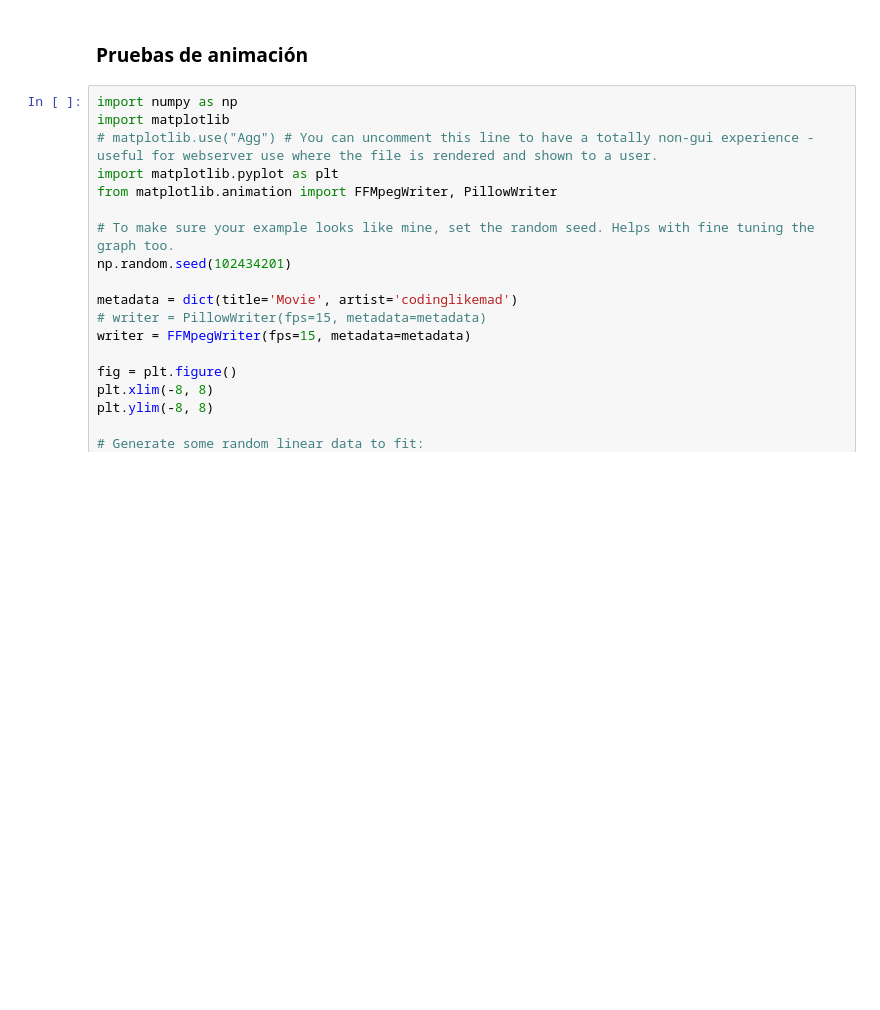
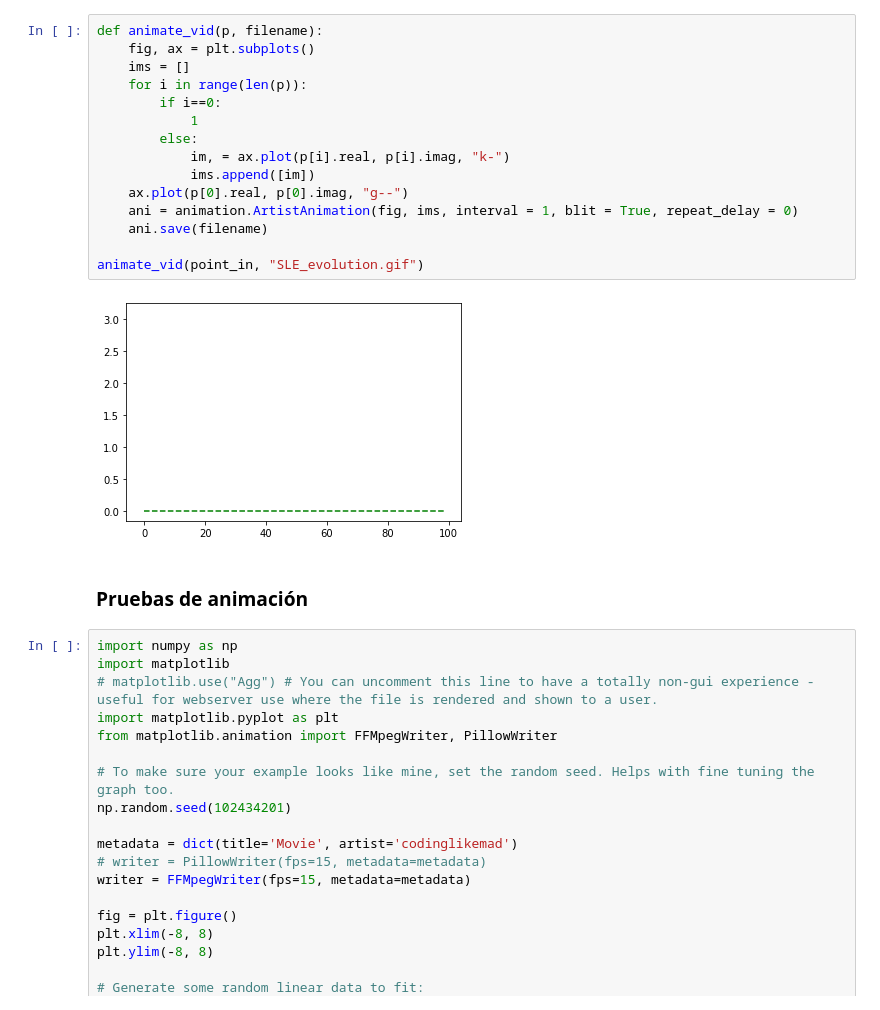
Before and after one commit to CamiloFajardo2021/Statistical_mechanics-project, a Jupyter notebook: SLE_solution_v2.ipynb, the cells around one changed output. Drawn from its saved outputs; the diff is of its cells as text; blank space fills up the shorter version.

```diff
--- a/SLE_solution_v2.ipynb
+++ b/SLE_solution_v2.ipynb
@@ -84,3 +120,20 @@ animate_vid(all_points, "SLE_evolution.gif")
+# %%
+def animate_vid(p, filename):
+    fig, ax = plt.subplots()
+    ims = []
+    for i in range(len(p)):
+        if i==0:
+            1
+        else:
+            im, = ax.plot(p[i].real, p[i].imag, "k-")
+            ims.append([im])
+    ax.plot(p[0].real, p[0].imag, "g--")
+    ani = animation.ArtistAnimation(fig, ims, interval = 1, blit = True, repeat_delay = 0)
+    ani.save(filename)
+
+animate_vid(point_in, "SLE_evolution.gif")
+# %% [output]
+[figure, added]
 # %% [markdown]
 ### Pruebas de animación
 # %%
```
Also changed, not shown: parts of 11 cells of this notebook.
